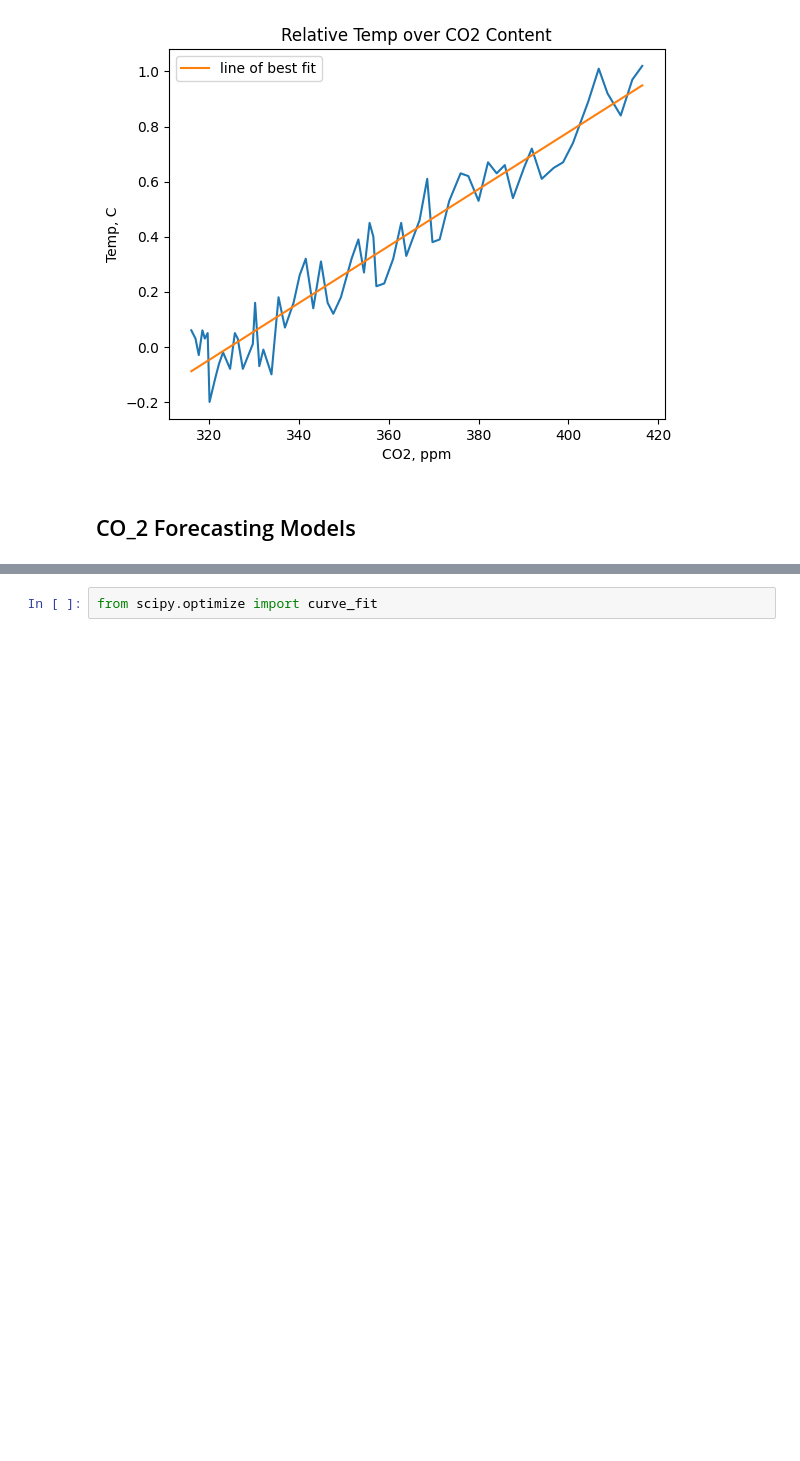
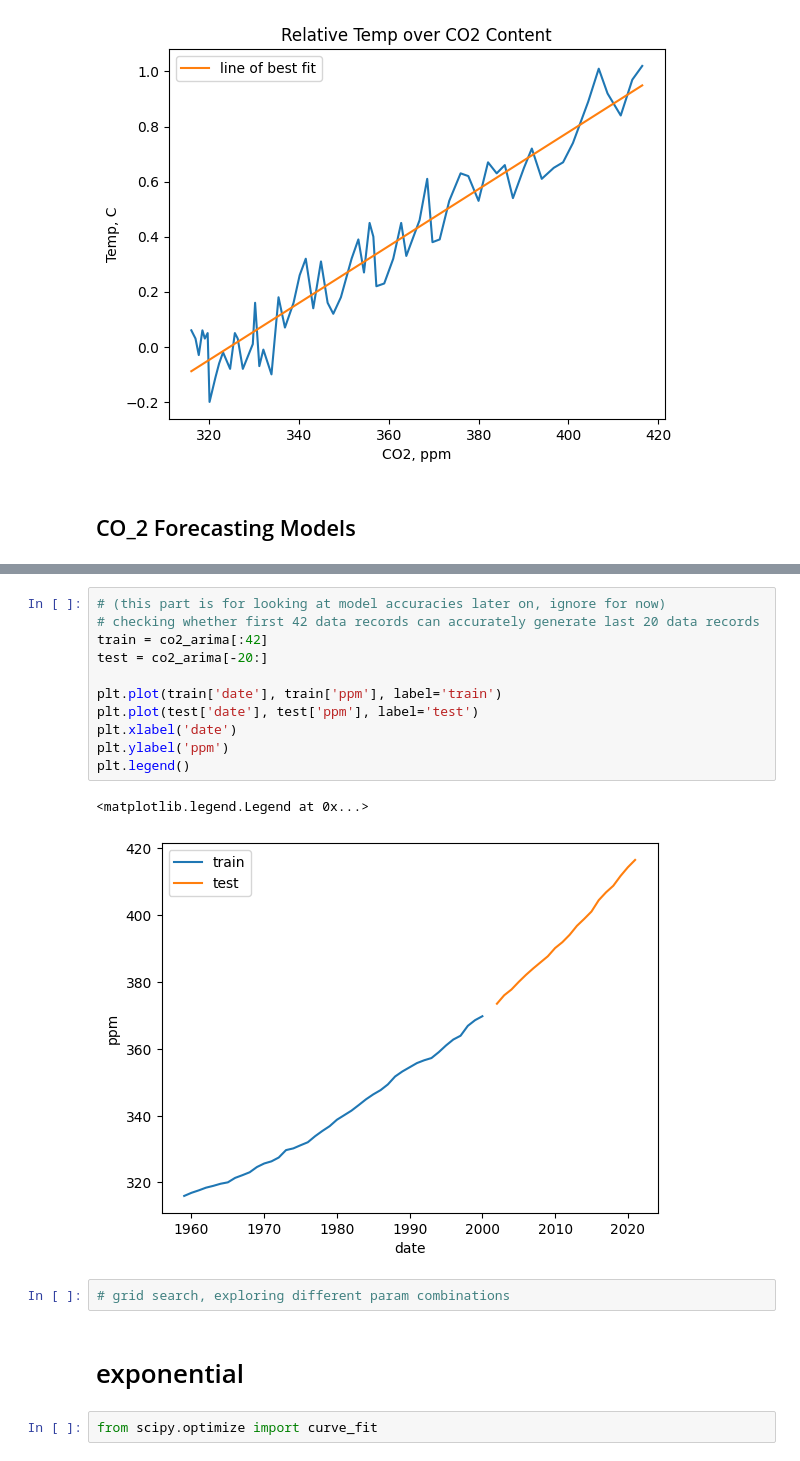
Before and after one commit to akioweh/The-HiMCM, a Jupyter notebook: py/main.ipynb, the cells around one changed output, grey strips where cells are left out. Cells and saved outputs as stored; diff of their text form; blank space fills up the shorter version.

```diff
--- a/py/main.ipynb
+++ b/py/main.ipynb
@@ -83,3 +95,21 @@ plt.show()
+# %%
+# (this part is for looking at model accuracies later on, ignore for now)
+# checking whether first 42 data records can accurately generate last 20 data records
+train = co2_arima[:42]
+test = co2_arima[-20:]
+
+plt.plot(train['date'], train['ppm'], label='train')
+plt.plot(test['date'], test['ppm'], label='test')
+plt.xlabel('date')
+plt.ylabel('ppm')
+plt.legend()
+# %% [output]
+<matplotlib.legend.Legend at 0x...>
+[figure, added]
+# %%
+# grid search, exploring different param combinations
+# %% [markdown]
+# exponential
 # %%
 from scipy.optimize import curve_fit
 # %%
```
Also changed, not shown: parts of 9 cells of this notebook, 1 other file.
